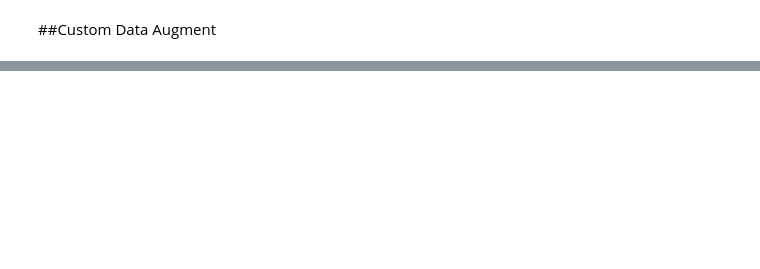
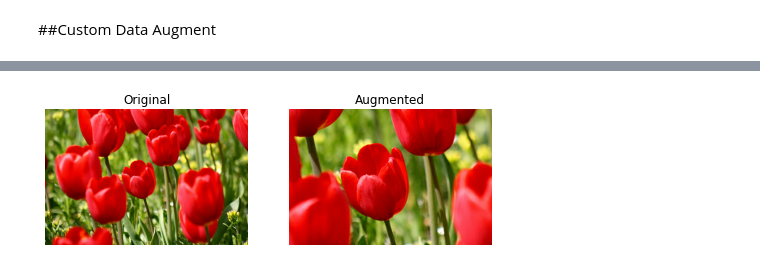
Before and after one commit to ArashDehghanyan/ml-and-vision-practices, a Jupyter notebook: Data_Augmentation.ipynb, the cells around one changed output, grey strips where cells are left out. Cells and saved outputs as stored; diff of their text form; code cells hidden in the pictures; blank space fills up the shorter version.

```diff
--- a/Data_Augmentation.ipynb
+++ b/Data_Augmentation.ipynb
@@ -201,0 +265,5 @@ WARNING:matplotlib.image:Clipping input data to the valid range for imshow with
+# %%
+cropped = tf.image.central_crop(image, central_fraction=0.5)
+visualize(image, cropped)
+# %% [output]
+[figure, added]
```
Also changed, not shown: parts of 27 cells of this notebook.
